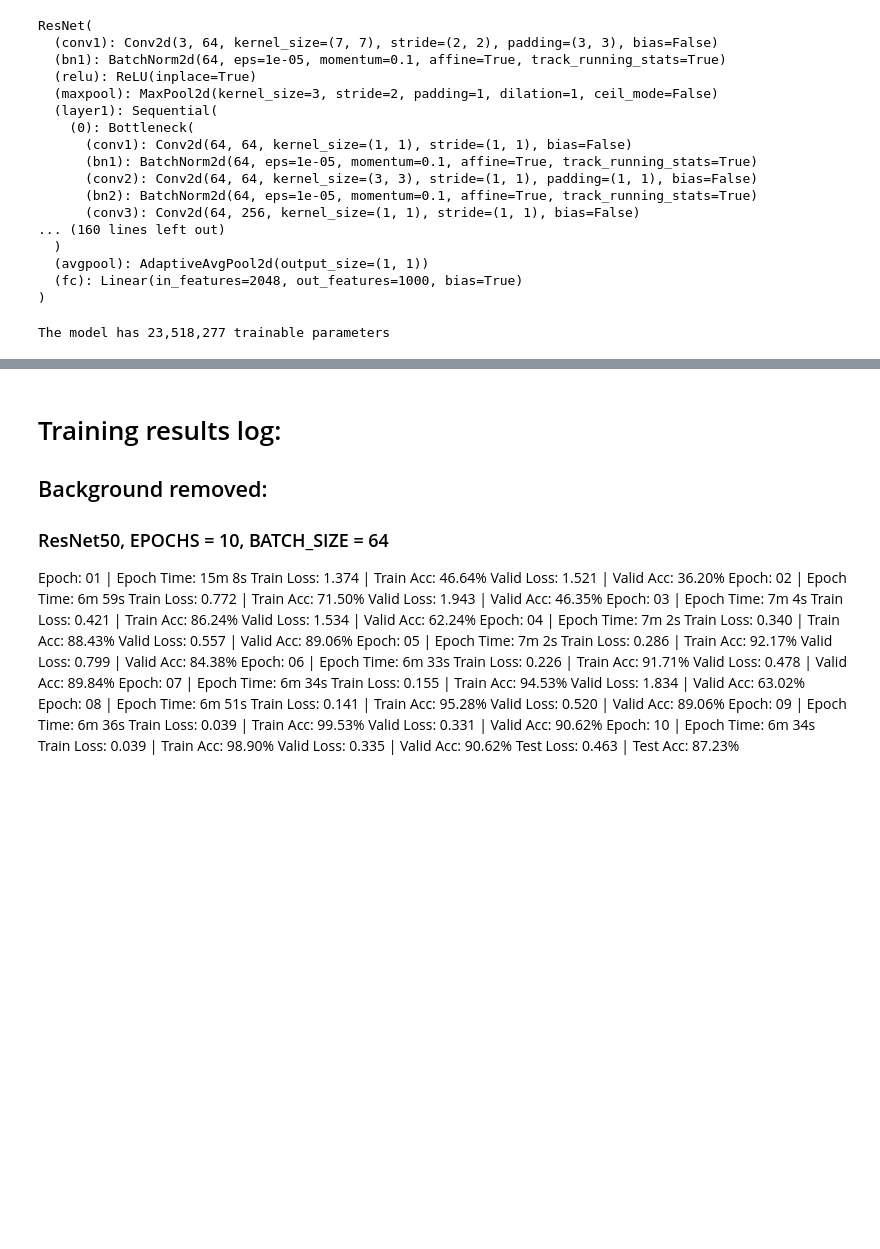
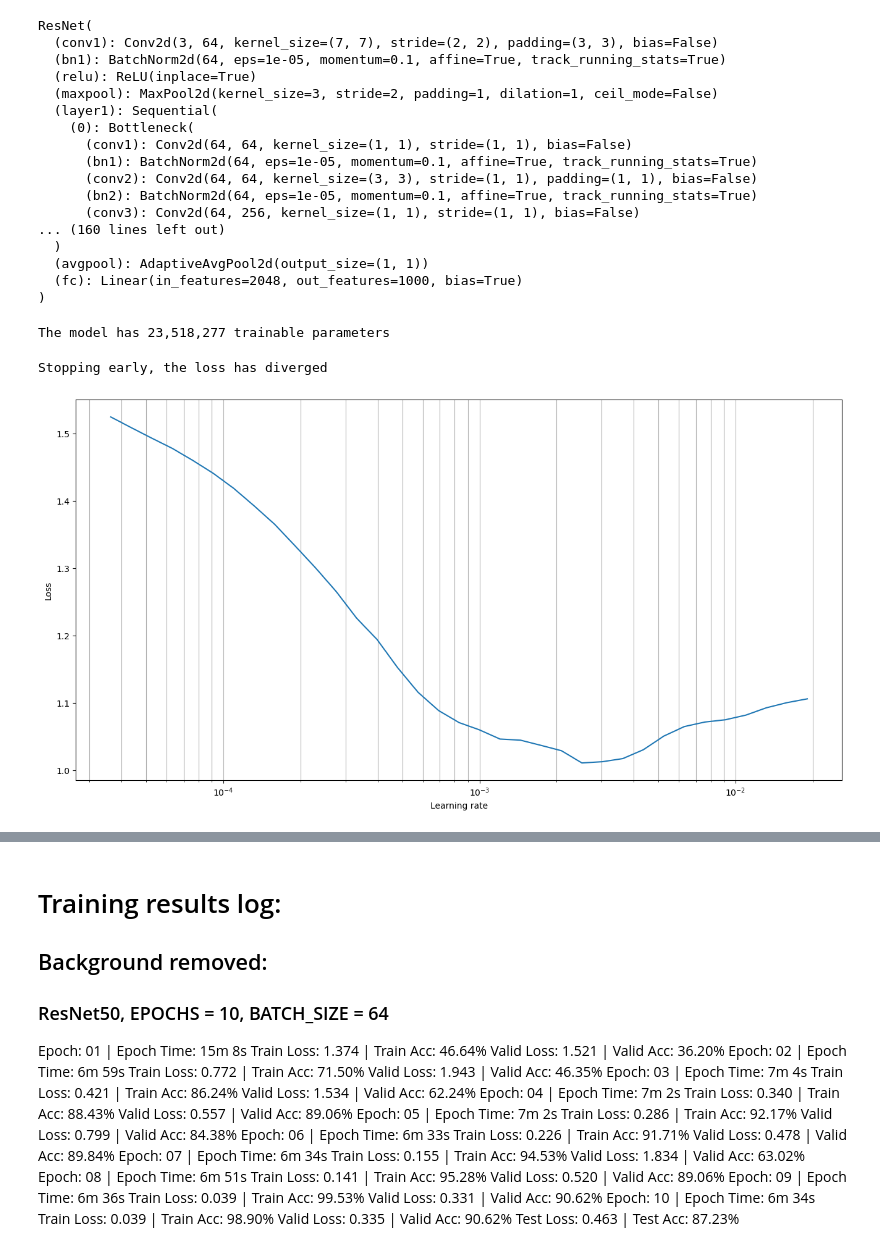
Before and after one commit to tjnewton/computer-vision, a Jupyter notebook: volcanics_classification.ipynb, the cells around one changed output, grey strips where cells are left out. Saved outputs shown, nothing was run; the diff lists cells and outputs as text; code cells hidden in the pictures; blank space fills up the shorter version.

```diff
--- a/volcanics_classification.ipynb
+++ b/volcanics_classification.ipynb
@@ -574,7 +574,7 @@ class LRFinder:
         x = x.to(self.device)
         y = y.to(self.device)
 
-        y_pred, _ = self.model(x)
+        y_pred = self.model(x) # y_pred, _
 
         loss = self.criterion(y_pred, y)
 
@@ -612,33 +612,37 @@ class IteratorWrapper:
     def get_batch(self):
         return next(self)
 
 # define the learning rate finder and run range test
 END_LR = 10
 NUM_ITER = 100
 
 lr_finder = LRFinder(model, optimizer, criterion, device)
 lrs, losses = lr_finder.range_test(train_iterator, END_LR, NUM_ITER)
 
 # function to plot range test results
 def plot_lr_finder(lrs, losses, skip_start = 5, skip_end = 5):
 
     if skip_end == 0:
         lrs = lrs[skip_start:]
         losses = losses[skip_start:]
     else:
         lrs = lrs[skip_start:-skip_end]
         losses = losses[skip_start:-skip_end]
 
     fig = plt.figure(figsize = (16,8))
     ax = fig.add_subplot(1,1,1)
     ax.plot(lrs, losses)
     ax.set_xscale('log')
     ax.set_xlabel('Learning rate')
     ax.set_ylabel('Loss')
     ax.grid(True, 'both', 'x')
+    plt.savefig(MODEL_NAME[:-3]+"_LR.png", bbox_inches='tight')
     plt.show()
 
 plot_lr_finder(lrs, losses, skip_start = 30, skip_end = 30)
+# %% [output]
+Stopping early, the loss has diverged
+[figure, added]
 # %%
 # set learning rate based on above plot: choose the middle of the steepest descent
 FOUND_LR = 1e-3
```
Also changed, not shown: parts of 14 cells of this notebook.
